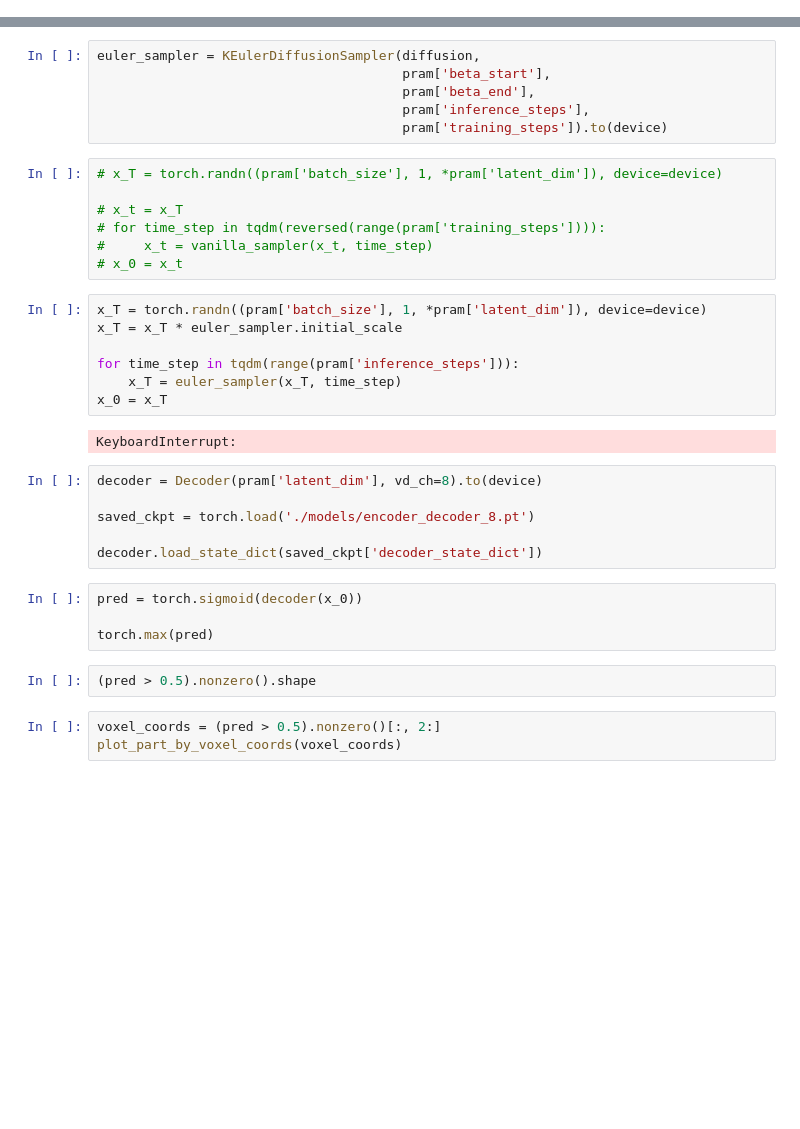
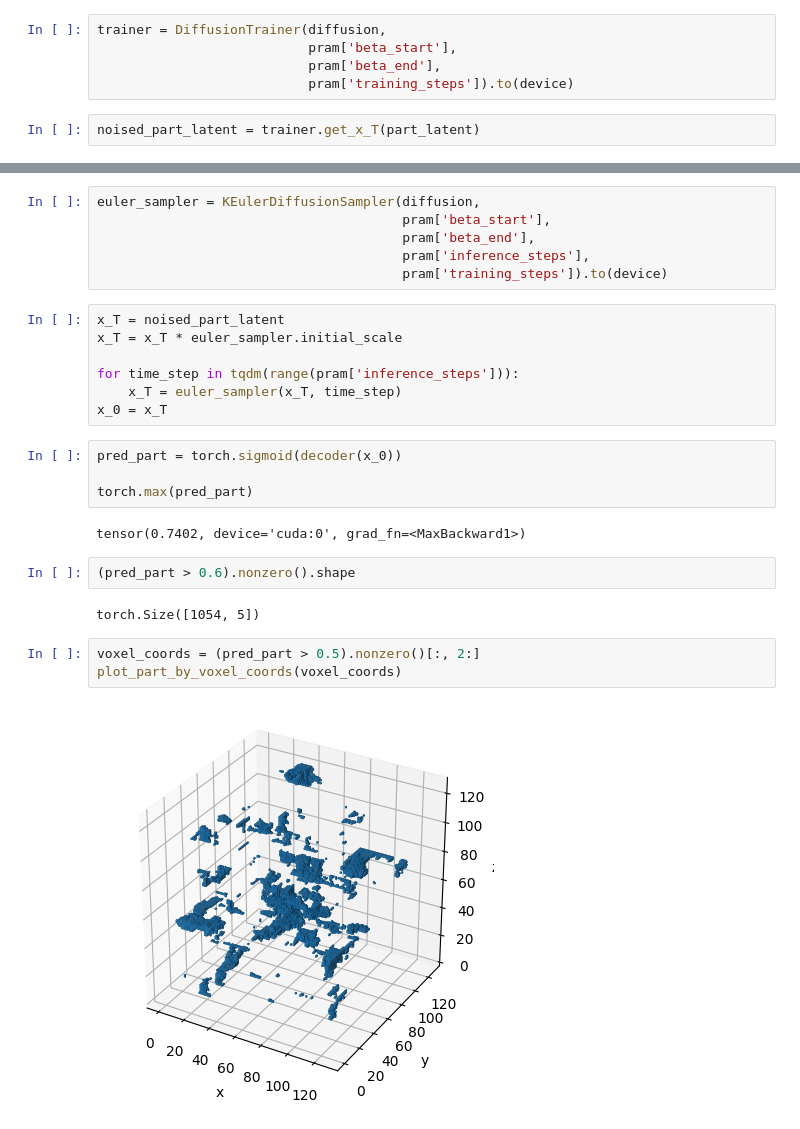
Before and after one commit to MattZhang9020/voxgen, a Jupyter notebook: diffusion_sampling.ipynb, the cells around one changed output, grey strips where cells are left out. Saved outputs shown, nothing was run; the diff lists cells and outputs as text; blank space fills up the shorter version.

```diff
--- a/diffusion_sampling.ipynb
+++ b/diffusion_sampling.ipynb
@@ -47,6 +67,13 @@ saved_ckpt = torch.load('./models/diffusion_saved.pt')
 diffusion.load_state_dict(saved_ckpt['diffusion_state_dict'])
 # %% [output]
 <All keys matched successfully>
+# %%
+trainer = DiffusionTrainer(diffusion,
+                           pram['beta_start'],
+                           pram['beta_end'],
+                           pram['training_steps']).to(device)
+# %%
+noised_part_latent = trainer.get_x_T(part_latent)
 # %%
 # vanilla_sampler = VanillaDiffusionSampler(diffusion,
 #                                           pram['beta_start'],
@@ -58,34 +93,25 @@ euler_sampler = KEulerDiffusionSampler(diffusion,
                                        pram['beta_end'],
                                        pram['inference_steps'],
                                        pram['training_steps']).to(device)
-# %%
-# x_T = torch.randn((pram['batch_size'], 1, *pram['latent_dim']), device=device)
-
-# x_t = x_T
-# for time_step in tqdm(reversed(range(pram['training_steps']))):
-#     x_t = vanilla_sampler(x_t, time_step)
-# x_0 = x_t
 # %%
-x_T = torch.randn((pram['batch_size'], 1, *pram['latent_dim']), device=device)
+x_T = noised_part_latent
 x_T = x_T * euler_sampler.initial_scale
 
 for time_step in tqdm(range(pram['inference_steps'])):
     x_T = euler_sampler(x_T, time_step)
 x_0 = x_T
-# %% [output]
-KeyboardInterrupt:
-# %%
-decoder = Decoder(pram['latent_dim'], vd_ch=8).to(device)
-
-saved_ckpt = torch.load('./models/encoder_decoder_8.pt')
-
-decoder.load_state_dict(saved_ckpt['decoder_state_dict'])
 # %%
-pred = torch.sigmoid(decoder(x_0))
+pred_part = torch.sigmoid(decoder(x_0))
 
-torch.max(pred)
+torch.max(pred_part)
+# %% [output]
+tensor(0.7402, device='cuda:0', grad_fn=<MaxBackward1>)
 # %%
-(pred > 0.5).nonzero().shape
+(pred_part > 0.6).nonzero().shape
+# %% [output]
+torch.Size([1054, 5])
 # %%
-voxel_coords = (pred > 0.5).nonzero()[:, 2:]
+voxel_coords = (pred_part > 0.5).nonzero()[:, 2:]
 plot_part_by_voxel_coords(voxel_coords)
+# %% [output]
+[figure, added]
```
Also changed, not shown: parts of 8 cells of this notebook, 1 other file.
